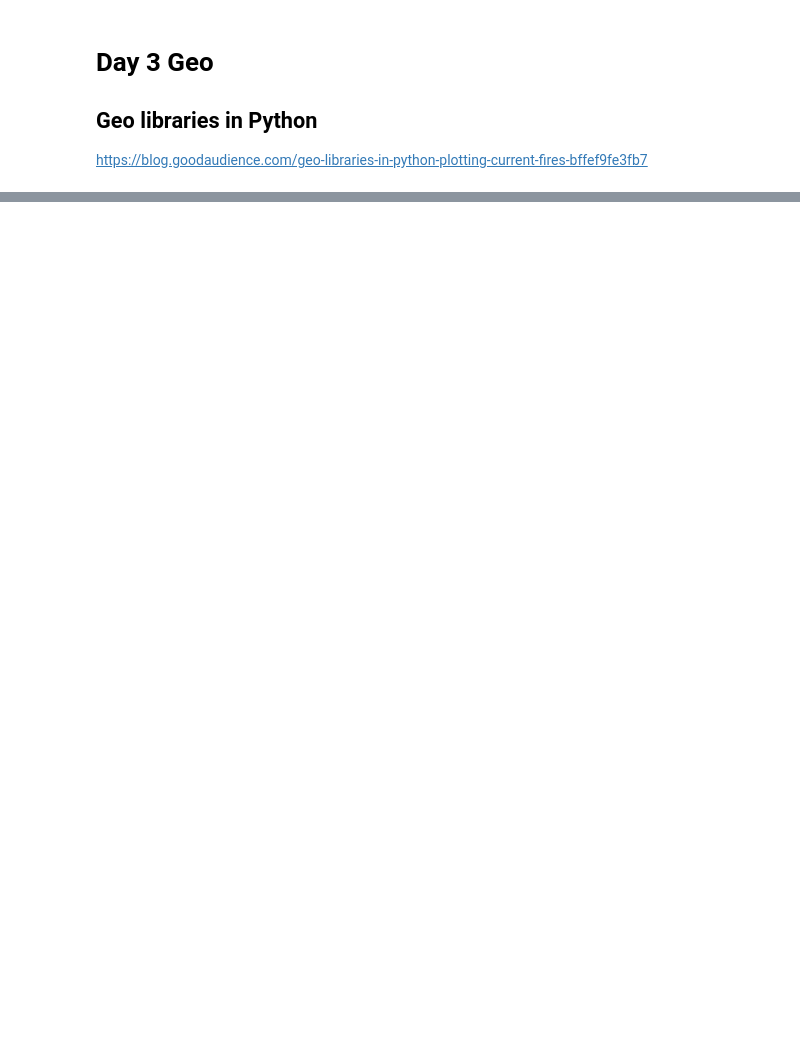
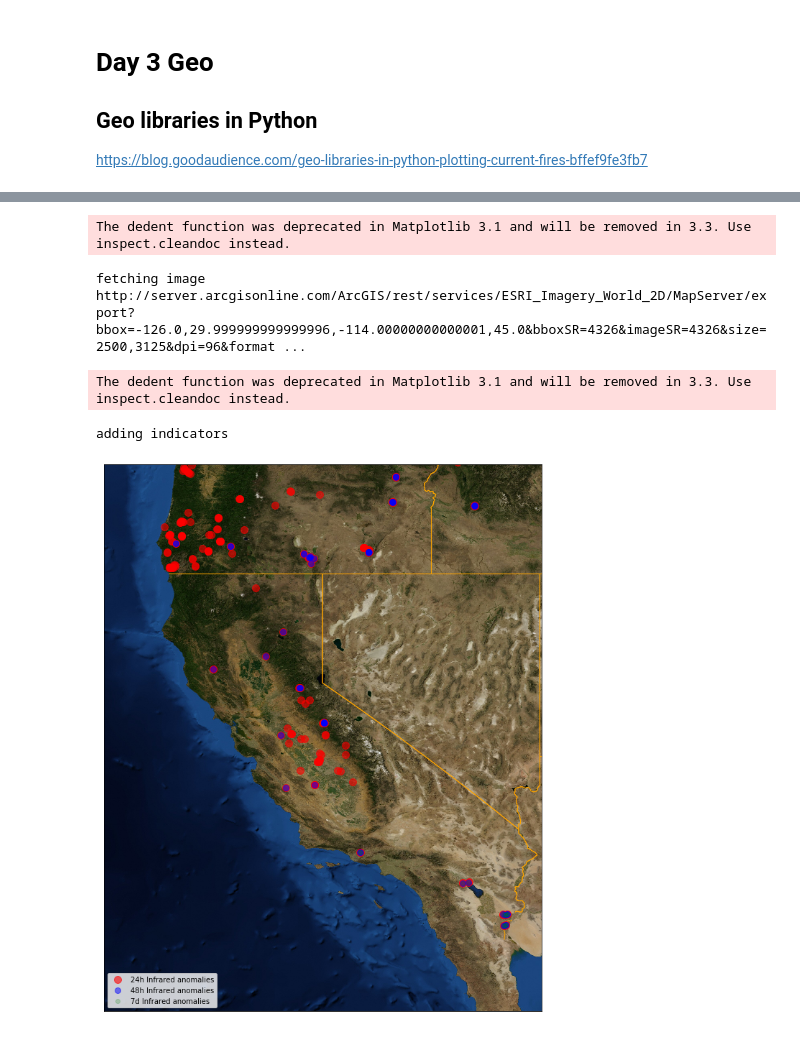
Before and after one commit to nbeyond/OpenSourceKigamSandbox, a Jupyter notebook: python/Day 3Geo.ipynb, the cells around one changed output, grey strips where cells are left out. Saved outputs shown, nothing was run; the diff lists cells and outputs as text; code cells hidden in the pictures; blank space fills up the shorter version.

```diff
--- a/python/Day 3Geo.ipynb
+++ b/python/Day 3Geo.ipynb
@@ -20,0 +138,58 @@ Clipping input data to the valid range for imshow with RGB data ([0..1] for floa
+# %%
+# For geopy module
+# conda install -c conda-forge geopy --yes
+# You may use --yes with !conda
+
+import matplotlib.pyplot as plt
+from mpl_toolkits.basemap import Basemap
+import shapefile
+from geopy.geocoders import Nominatim
+geolocator = Nominatim()
+plt.figure(figsize=(14, 14))
+m = Basemap(llcrnrlat = 30,
+            llcrnrlon = -126,
+            urcrnrlat = 45,
+            urcrnrlon = -114,
+           resolution='h')
+print('fetching image')
+m.arcgisimage(service='ESRI_Imagery_World_2D', xpixels = 2500, verbose= True,alpha= .6)
+# Draw the states
+m.drawstates(color='orange',linewidth=1)
+print('adding indicators')
+names2 = ['MODIS_C6_USA_contiguous_and_Hawaii_24h','MODIS_C6_USA_contiguous_and_Hawaii_48h','MODIS_C6_USA_contiguous_and_Hawaii_7d']
+i = 1
+for name,name1 in (zip(reversed(folder_names),reversed(names2))):
+    shpFilePath = name+'/'+name1
+    listx=[]
+    listy=[]
+    test = shapefile.Reader(shpFilePath)
+    for sr in test.shapeRecords():
+        x,y = (sr.shape.points[0])
+        listx.append(x)
+        listy.append(y)
+    x,y = m(listx,listy)
+    if i == 1:
+        Color = 'r'
+        Label = '24h Infrared anomalies'
+        a = .6
+        m.plot(x, y, 'o',color = Color, markersize=10,alpha = a,label=Label)
+    if i == 2:
+        Color = 'b'
+        Label = '48h Infrared anomalies'
+        a = .5
+        m.plot(x, y, 'o',color = Color, markersize=8,alpha = a,label=Label)
+    if i == 3:
+        Color = 'g'
+        Label = '7d Infrared anomalies'
+        a = .2
+        m.plot(x, y, 'o',color = Color, markersize=6,alpha = a,label=Label)
+
+    i = i + 1
+    plt.legend()
+# %% [output]
+The dedent function was deprecated in Matplotlib 3.1 and will be removed in 3.3. Use inspect.cleandoc instead.
+fetching image
+http://server.arcgisonline.com/ArcGIS/rest/services/ESRI_Imagery_World_2D/MapServer/export?bbox=-126.0,29.999999999999996,-114.00000000000001,45.0&bboxSR=4326&imageSR=4326&size=2500,3125&dpi=96&format ...
+The dedent function was deprecated in Matplotlib 3.1 and will be removed in 3.3. Use inspect.cleandoc instead.
+adding indicators
+[figure, added]
```
Also changed, not shown: parts of 5 cells of this notebook.
